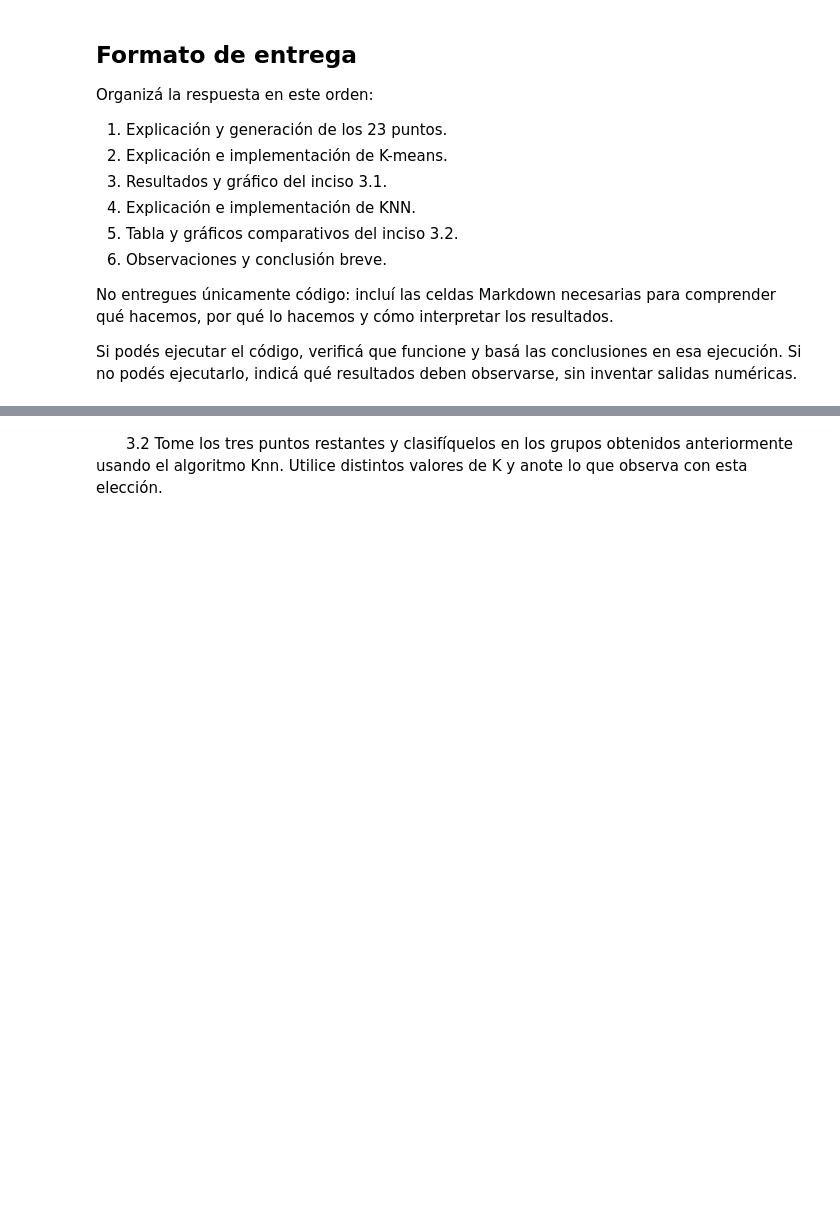
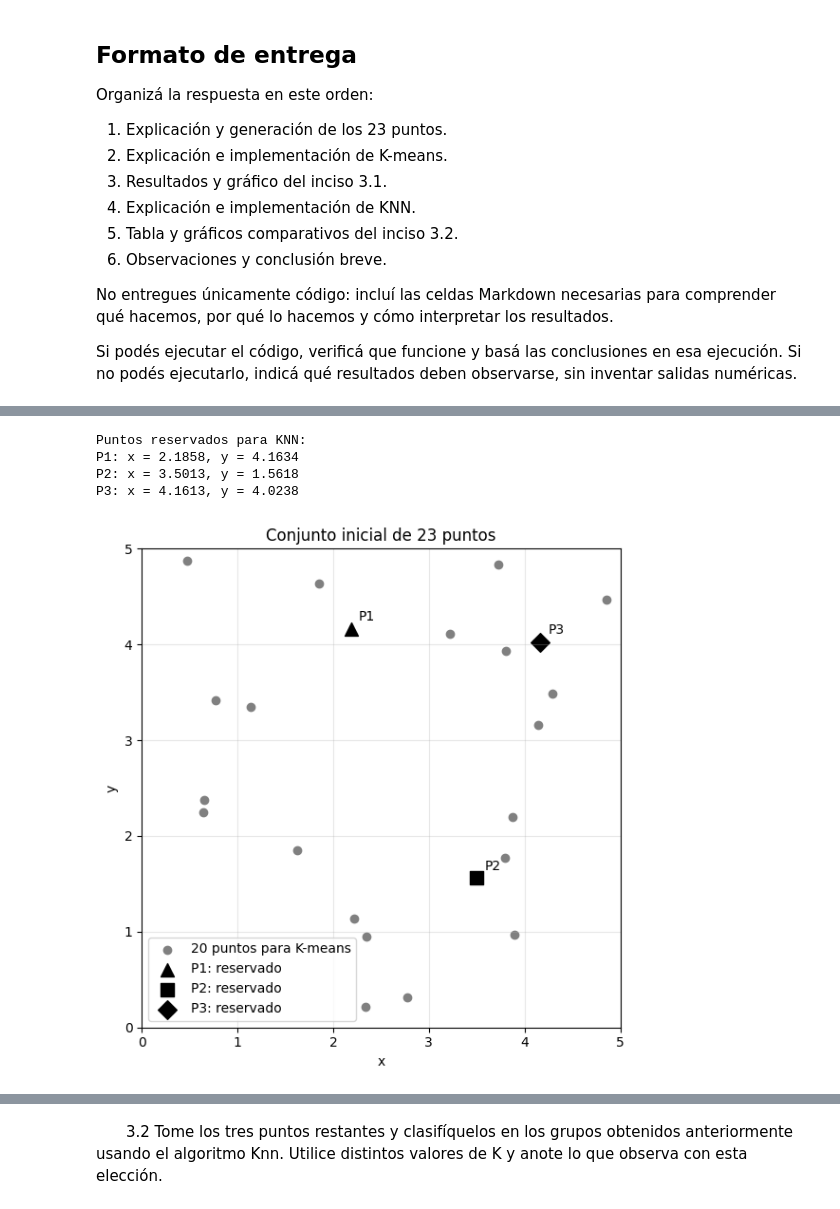
Before and after one commit to fcaprioli2004/IA_1_grupo1, a Jupyter notebook: TP8/TP8.ipynb, the cells around one changed output, grey strips where cells are left out. Drawn from its saved outputs; the diff is of its cells as text; code cells hidden in the pictures; blank space fills up the shorter version.

```diff
--- a/TP8/TP8.ipynb
+++ b/TP8/TP8.ipynb
@@ -484,0 +498,61 @@ Si podés ejecutar el código, verificá que funcione y basá las conclusiones e
+# %%
+import numpy as np
+import matplotlib.pyplot as plt
+
+# Generamos una sola vez los 23 puntos.
+generador = np.random.default_rng(42)
+puntos = generador.uniform(0, 5, size=(23, 2))
+
+# Separamos los puntos sin modificar sus coordenadas.
+puntos_grupos = puntos[:20]
+puntos_nuevos = puntos[20:]
+
+# Mantendremos estos colores y símbolos durante todo el ejercicio.
+colores = ["tab:blue", "tab:orange"]
+marcadores = ["^", "s", "D"]
+
+print("Puntos reservados para KNN:")
+for i, punto in enumerate(puntos_nuevos):
+    print(f"P{i + 1}: x = {punto[0]:.4f}, y = {punto[1]:.4f}")
+
+plt.figure(figsize=(7, 6))
+
+plt.scatter(
+    puntos_grupos[:, 0],
+    puntos_grupos[:, 1],
+    color="gray",
+    label="20 puntos para K-means",
+)
+
+# Los puntos reservados tienen símbolos diferentes.
+for i, punto in enumerate(puntos_nuevos):
+    plt.scatter(
+        *punto,
+        color="black",
+        marker=marcadores[i],
+        s=100,
+        label=f"P{i + 1}: reservado",
+    )
+    plt.annotate(
+        f"P{i + 1}",
+        punto,
+        xytext=(6, 6),
+        textcoords="offset points",
+    )
+
+plt.title("Conjunto inicial de 23 puntos")
+plt.xlabel("x")
+plt.ylabel("y")
+plt.xlim(0, 5)
+plt.ylim(0, 5)
+plt.gca().set_aspect("equal")
+plt.grid(alpha=0.3)
+plt.legend()
+plt.tight_layout()
+plt.show()
+# %% [output]
+Puntos reservados para KNN:
+P1: x = 2.1858, y = 4.1634
+P2: x = 3.5013, y = 1.5618
+P3: x = 4.1613, y = 4.0238
+[figure, added]
```
Also changed, not shown: parts of 7 cells of this notebook.
